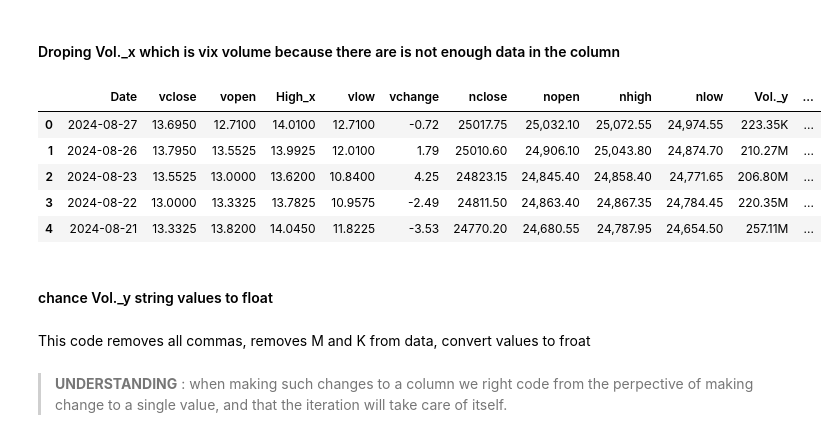
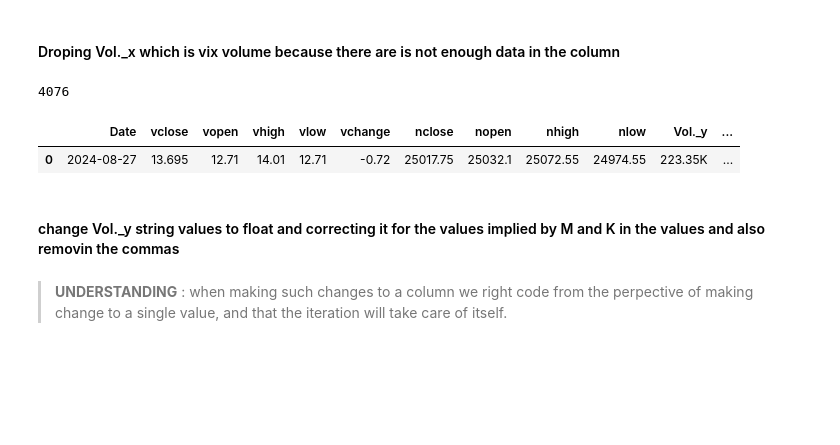
Before and after one commit to albertodavincishekhawat/IndiaVIXanalysis, a Jupyter notebook: AnalysingIndiaVIXdata.ipynb, the cells around one changed output. Saved outputs shown, nothing was run; the diff lists cells and outputs as text; code cells hidden in the pictures; blank space fills up the shorter version.

```diff
--- a/AnalysingIndiaVIXdata.ipynb
+++ b/AnalysingIndiaVIXdata.ipynb
@@ -95,4 +88,4 @@ niftyvix.head(1)
 |  | Date | Price_x | Open_x | High_x | Low_x | Vol._x | Change %_x | Price_y | Open_y | High_y | Low_y | ... |
 | 0 | 2024-08-27 | 13.695 | 12.71 | 14.01 | 12.71 | 0.00K | -0.72% | 25,017.75 | 25,032.10 | 25,072.55 | 24,974.55 | ... |
 # %%
-niftyvix = niftyvix.rename(columns={'Price_x': 'vclose', 'Open_x': 'vopen', 'Low_x': 'vlow', 'Change %_x': 'vchange', 'Price_y': 'nclose', 'Open_y': 'nopen', 'High_y': 'nhigh', 'Low_y': 'nlow', 'Change %_y': 'nchange'})
+niftyvix = niftyvix.rename(columns={'Price_x': 'vclose', 'Open_x': 'vopen', 'High_x': 'vhigh','Low_x': 'vlow', 'Change %_x': 'vchange', 'Price_y': 'nclose', 'Open_y': 'nopen', 'High_y': 'nhigh', 'Low_y': 'nlow', 'Change %_y': 'nchange'})
@@ -151,0 +163,7 @@ Name: vchange, dtype: float64
+# %%
+niftyvix['nclose'] = niftyvix['nclose'].str.replace(',', '').astype(float)
+niftyvix['nopen'] = niftyvix['nopen'].str.replace(',', '').astype(float)
+niftyvix['nhigh'] = niftyvix['nhigh'].str.replace(',', '').astype(float)
+niftyvix['nlow'] = niftyvix['nlow'].str.replace(',', '').astype(float)
+
+niftyvix.info()
@@ -187,20 +207,18 @@ Name: vclose, dtype: float64
 # %% [markdown]
 #### Droping Vol._x which is vix volume because there are is not enough data in the column
+# %%
+niftyvix['Vol._x'].isna().count()
+# %% [output]
+4076
 # %%
 niftyvix=niftyvix.drop('Vol._x',axis=1)
 # %%
-niftyvix.head()
+niftyvix.head(1)
 # %% [output]
-|  | Date | vclose | vopen | High_x | vlow | vchange | nclose | nopen | nhigh | nlow | Vol._y | ... |
-| 0 | 2024-08-27 | 13.6950 | 12.7100 | 14.0100 | 12.7100 | -0.72 | 25017.75 | 25,032.10 | 25,072.55 | 24,974.55 | 223.35K | ... |
-| 1 | 2024-08-26 | 13.7950 | 13.5525 | 13.9925 | 12.0100 | 1.79 | 25010.60 | 24,906.10 | 25,043.80 | 24,874.70 | 210.27M | ... |
-| 2 | 2024-08-23 | 13.5525 | 13.0000 | 13.6200 | 10.8400 | 4.25 | 24823.15 | 24,845.40 | 24,858.40 | 24,771.65 | 206.80M | ... |
-| 3 | 2024-08-22 | 13.0000 | 13.3325 | 13.7825 | 10.9575 | -2.49 | 24811.50 | 24,863.40 | 24,867.35 | 24,784.45 | 220.35M | ... |
-| 4 | 2024-08-21 | 13.3325 | 13.8200 | 14.0450 | 11.8225 | -3.53 | 24770.20 | 24,680.55 | 24,787.95 | 24,654.50 | 257.11M | ... |
+|  | Date | vclose | vopen | vhigh | vlow | vchange | nclose | nopen | nhigh | nlow | Vol._y | ... |
+| 0 | 2024-08-27 | 13.695 | 12.71 | 14.01 | 12.71 | -0.72 | 25017.75 | 25032.1 | 25072.55 | 24974.55 | 223.35K | ... |
-# %% [markdown]
-#### chance Vol._y string values to float
-# %% [markdown]
-This code removes all commas, removes M and K from data, convert values to froat
+# %% [markdown]
+#### change Vol._y string values to float and correcting it for the values implied by M and K in the values and also removin the commas
 # %% [markdown]
 > **UNDERSTANDING** : when making such changes to a column we right code from the perpective of making change to a single value, and that the iteration will take care of itself.
 # %%
```
Also changed, not shown: parts of 17 cells of this notebook.
